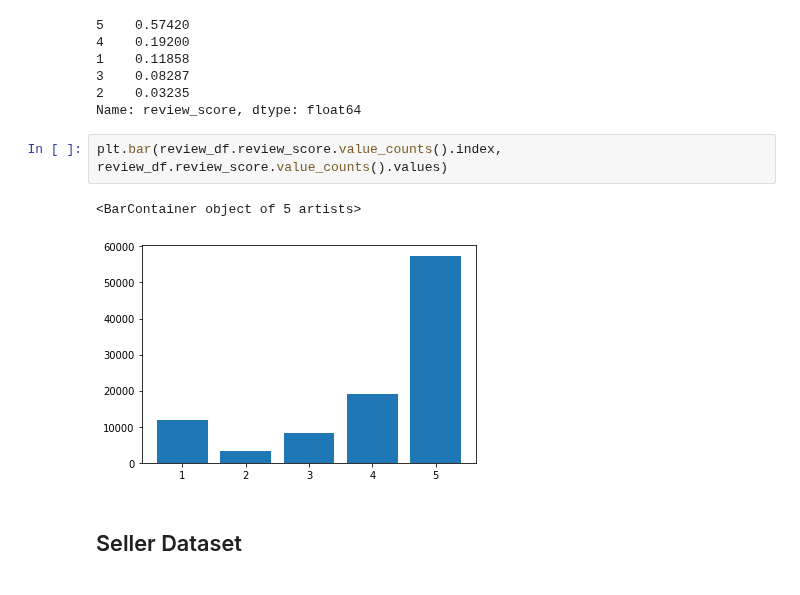
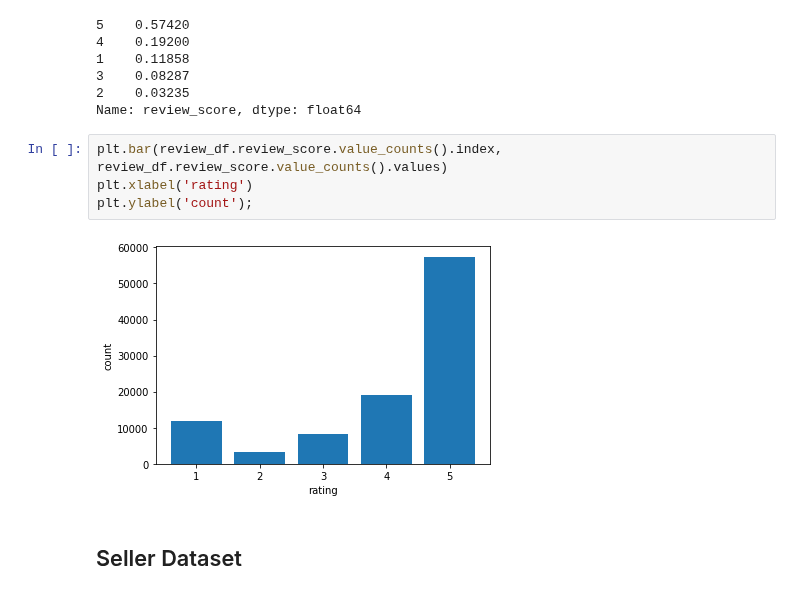
Before and after one commit to alireza-alizadegan/e-commerce-Sales, a Jupyter notebook: Brazil/Customer Segmentation.ipynb, the cells around one changed output. Drawn from its saved outputs; the diff is of its cells as text.

```diff
--- a/Brazil/Customer Segmentation.ipynb
+++ b/Brazil/Customer Segmentation.ipynb
@@ -401,9 +405,10 @@ review_df.review_score.value_counts(normalize=True)
 Name: review_score, dtype: float64
 # %%
 plt.bar(review_df.review_score.value_counts().index, review_df.review_score.value_counts().values)
+plt.xlabel('rating')
+plt.ylabel('count');
 # %% [output]
-<BarContainer object of 5 artists>
-[figure, old version]
+[figure, new version]
 # %% [markdown]
 ## Seller Dataset
 # %%
```
Also changed, not shown: parts of 4 cells of this notebook, 8 other files.
